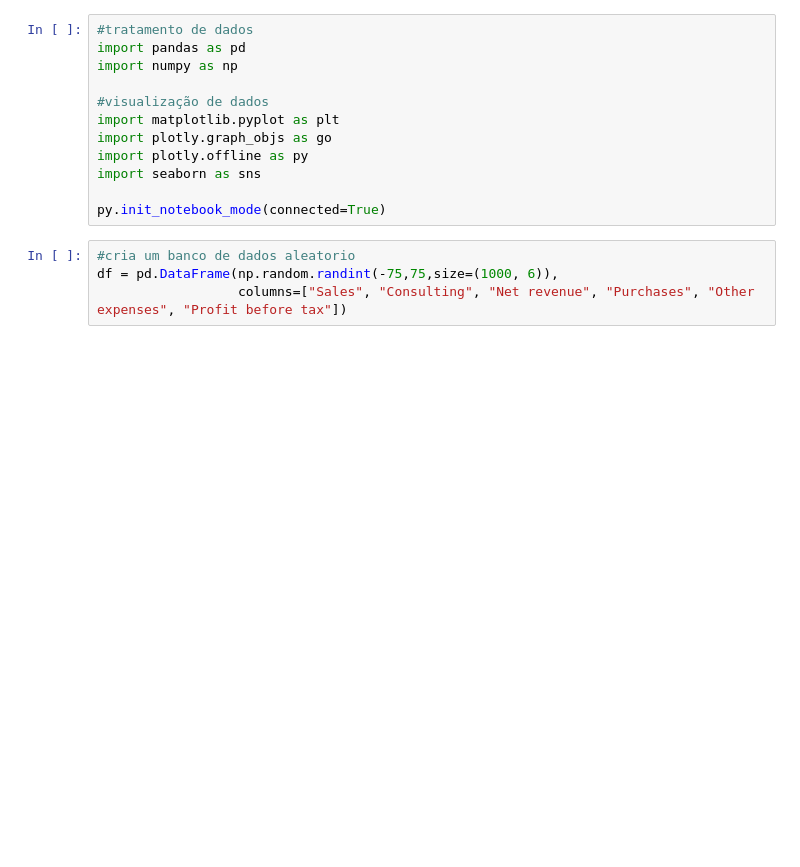
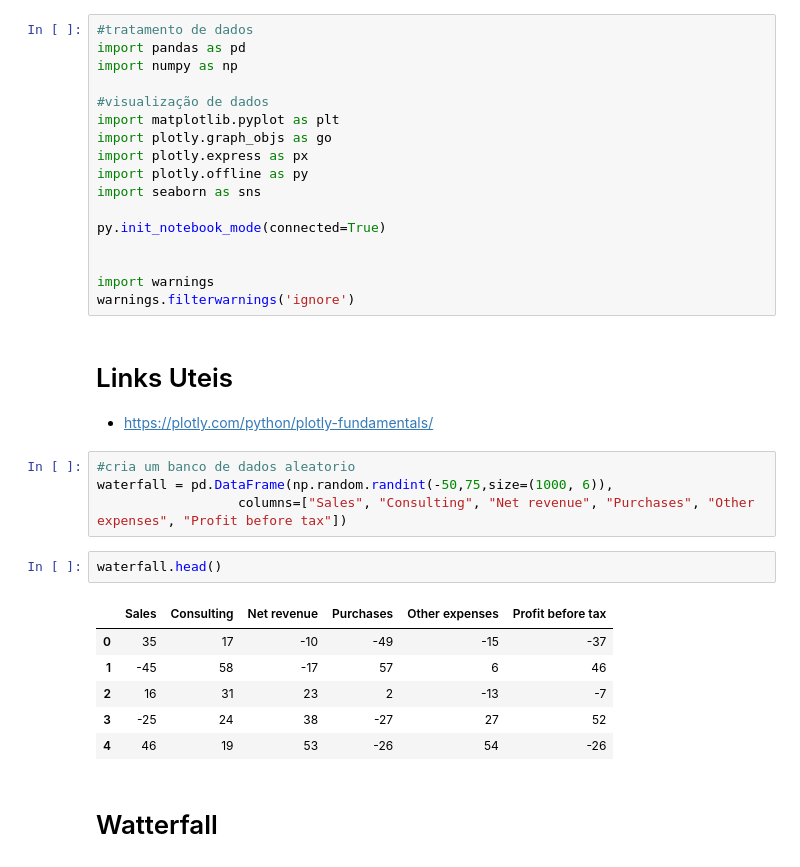
Before and after one commit to matsuch/templates-graficos, a Jupyter notebook: grafico exemplos.ipynb, the cells around one changed output. Saved outputs shown, nothing was run; the diff lists cells and outputs as text; blank space fills up the shorter version.

```diff
--- a/grafico exemplos.ipynb
+++ b/grafico exemplos.ipynb
@@ -6,11 +6,31 @@ import numpy as np
 #visualização de dados
 import matplotlib.pyplot as plt
 import plotly.graph_objs as go
+import plotly.express as px
 import plotly.offline as py
 import seaborn as sns
 
 py.init_notebook_mode(connected=True)
+
+
+import warnings
+warnings.filterwarnings('ignore')
+# %% [markdown]
+# Links Uteis
+
+- https://plotly.com/python/plotly-fundamentals/
 # %%
 #cria um banco de dados aleatorio
-df = pd.DataFrame(np.random.randint(-75,75,size=(1000, 6)),
+waterfall = pd.DataFrame(np.random.randint(-50,75,size=(1000, 6)),
                   columns=["Sales", "Consulting", "Net revenue", "Purchases", "Other expenses", "Profit before tax"])
+# %%
+waterfall.head()
+# %% [output]
+|  | Sales | Consulting | Net revenue | Purchases | Other expenses | Profit before tax |
+| 0 | 35 | 17 | -10 | -49 | -15 | -37 |
+| 1 | -45 | 58 | -17 | 57 | 6 | 46 |
+| 2 | 16 | 31 | 23 | 2 | -13 | -7 |
+| 3 | -25 | 24 | 38 | -27 | 27 | 52 |
+| 4 | 46 | 19 | 53 | -26 | 54 | -26 |
+# %% [markdown]
+# Watterfall
```
Also changed, not shown: parts of 10 cells of this notebook, 1 other file.
